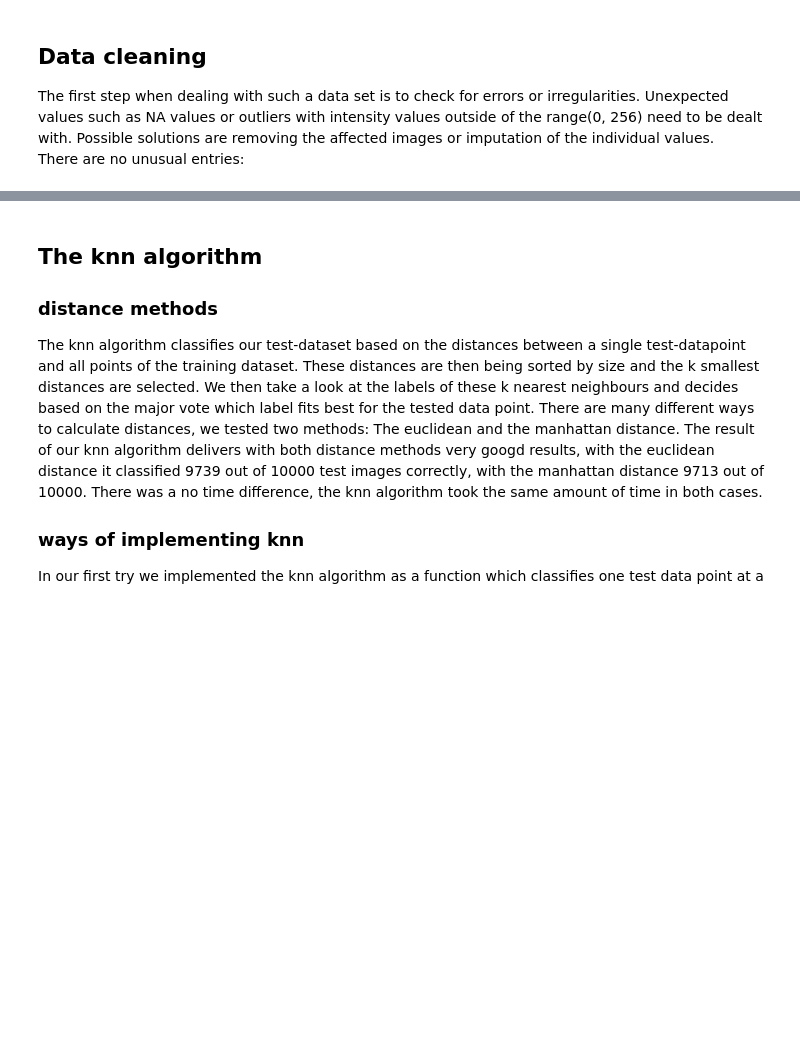
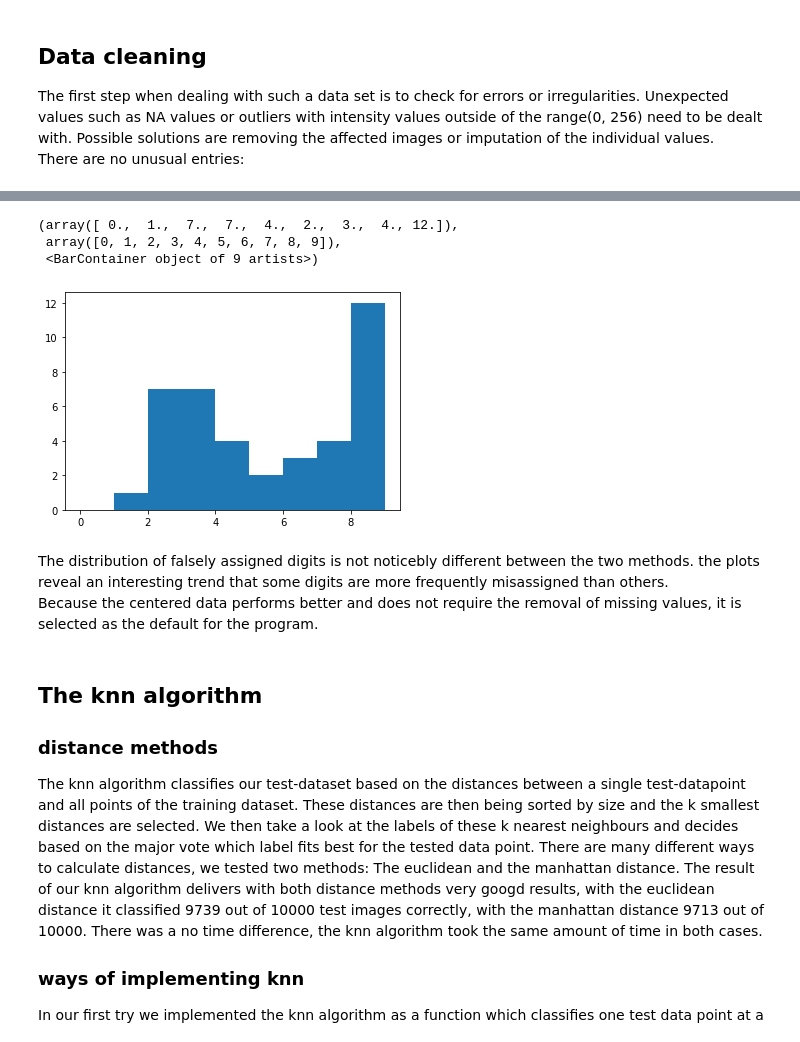
Before and after one commit to datascience-mobi/2021-topic-04-team-02, a Jupyter notebook: project report.ipynb, the cells around one changed output, grey strips where cells are left out. Drawn from its saved outputs; the diff is of its cells as text; code cells hidden in the pictures; blank space fills up the shorter version.

```diff
--- a/project report.ipynb
+++ b/project report.ipynb
@@ -72,3 +93,14 @@ PCA needs a correlation/ covariance function as an input.
+# %%
+# Z transformed missed digits
+plt.hist(false_assignments_z_transformed, bins= range(0,10))
+# %% [output]
+(array([ 0.,  1.,  7.,  7.,  4.,  2.,  3.,  4., 12.]),
+ array([0, 1, 2, 3, 4, 5, 6, 7, 8, 9]),
+ <BarContainer object of 9 artists>)
+[figure, added]
+# %% [markdown]
+The distribution of falsely assigned digits is not noticebly different between the two methods. the plots reveal an interesting trend that some digits are more frequently misassigned than others.
+Because the centered data performs better and does not require the removal of missing values, it is selected as the default for the program.
 # %% [markdown]
 ## The knn algorithm
 ### distance methods
```
Also changed, not shown: parts of 9 cells of this notebook, 5 other files.
